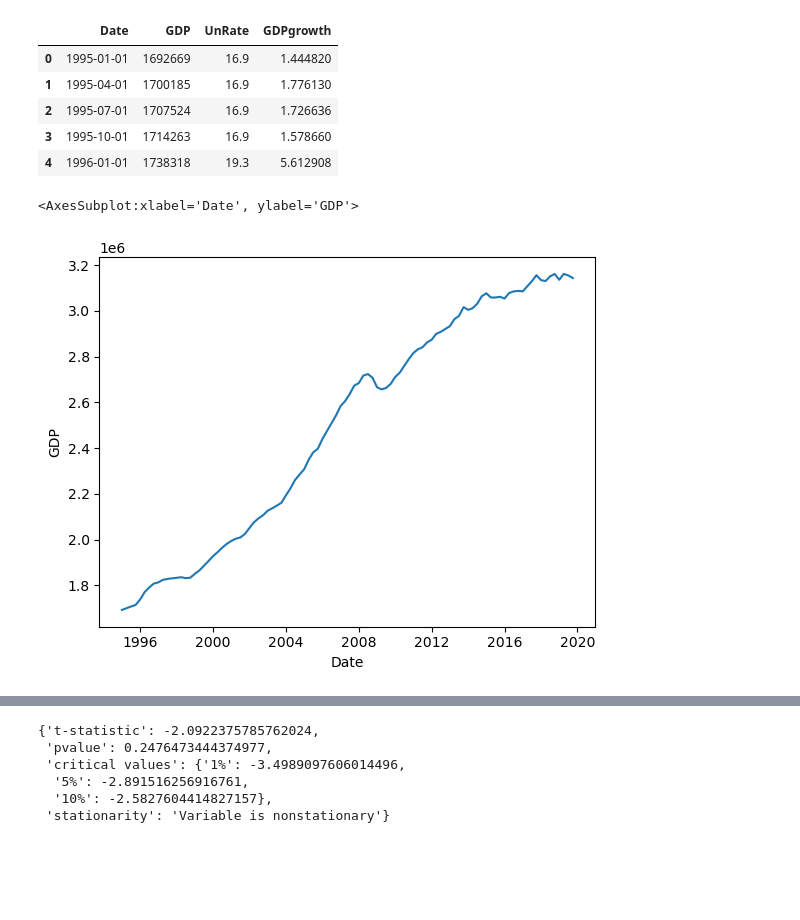
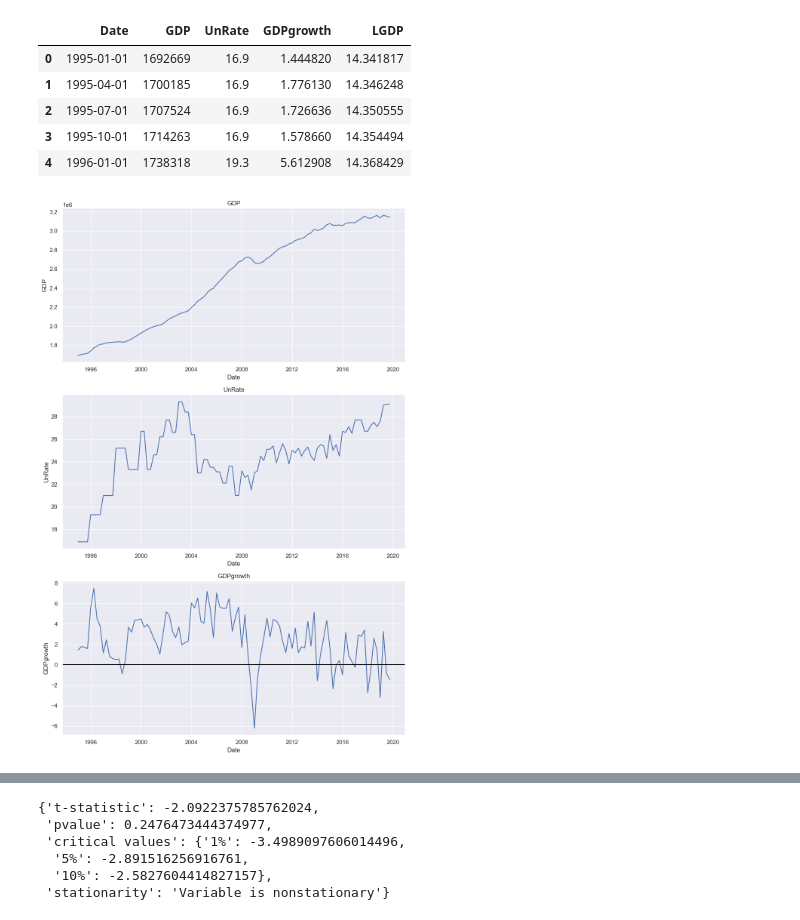
Before and after one commit to CRFisher/RSA-Okuns-Law-VECM, a Jupyter notebook: VECM.ipynb, the cells around one changed output, grey strips where cells are left out. Saved outputs shown, nothing was run; the diff lists cells and outputs as text; code cells hidden in the pictures; blank space fills up the shorter version.

Commit message:
add seaborn graphs

```diff
--- a/VECM.ipynb
+++ b/VECM.ipynb
@@ -7,19 +7,16 @@ from statsmodels.tsa.vector_ar import vecm
 from statsmodels.tsa.stattools import adfuller
 import statsmodels.api as sm
 from statsmodels.tsa.api import VAR
+sns.set_theme()
 # %%
 parser = lambda x: pd.to_datetime(x, format="%Y-%m-%d")
 df = pd.read_csv('data/Final.csv',date_parser=parser,parse_dates=['Date'])
+df['LGDP'] = df['GDP'].apply(lambda x: np.log(x))
 df.head()
 # %% [output]
-|  | Date | GDP | UnRate | GDPgrowth |
-| 0 | 1995-01-01 | 1692669 | 16.9 | 1.444820 |
-| 1 | 1995-04-01 | 1700185 | 16.9 | 1.776130 |
-| 2 | 1995-07-01 | 1707524 | 16.9 | 1.726636 |
-| 3 | 1995-10-01 | 1714263 | 16.9 | 1.578660 |
-| 4 | 1996-01-01 | 1738318 | 19.3 | 5.612908 |
+|  | Date | GDP | UnRate | GDPgrowth | LGDP |
+| 0 | 1995-01-01 | 1692669 | 16.9 | 1.444820 | 14.341817 |
+| 1 | 1995-04-01 | 1700185 | 16.9 | 1.776130 | 14.346248 |
+| 2 | 1995-07-01 | 1707524 | 16.9 | 1.726636 | 14.350555 |
+| 3 | 1995-10-01 | 1714263 | 16.9 | 1.578660 | 14.354494 |
+| 4 | 1996-01-01 | 1738318 | 19.3 | 5.612908 | 14.368429 |
-# %%
-sns.lineplot(x='Date',y='GDP',data=df)
-# %% [output]
-<AxesSubplot:xlabel='Date', ylabel='GDP'>
-[figure, removed]
@@ -27,0 +23,12 @@ df['LGDP'] = df['GDP'].apply(lambda x: np.log(x))
+# %%
+cols = ['GDP', 'UnRate', 'GDPgrowth']
+fig, axes = plt.subplots(nrows=3, figsize=(10,15))
+
+for ind, col in enumerate(cols):
+    sns.lineplot(x='Date',y=col,data=df,ax=axes[ind])
+    axes[ind].set_title(f'{col}')
+axes[2].axhline(0,color='black')
+plt.tight_layout()
+sns.set()
+# %% [output]
+[figure, added]
```
Also changed, not shown: parts of 3 cells of this notebook.
